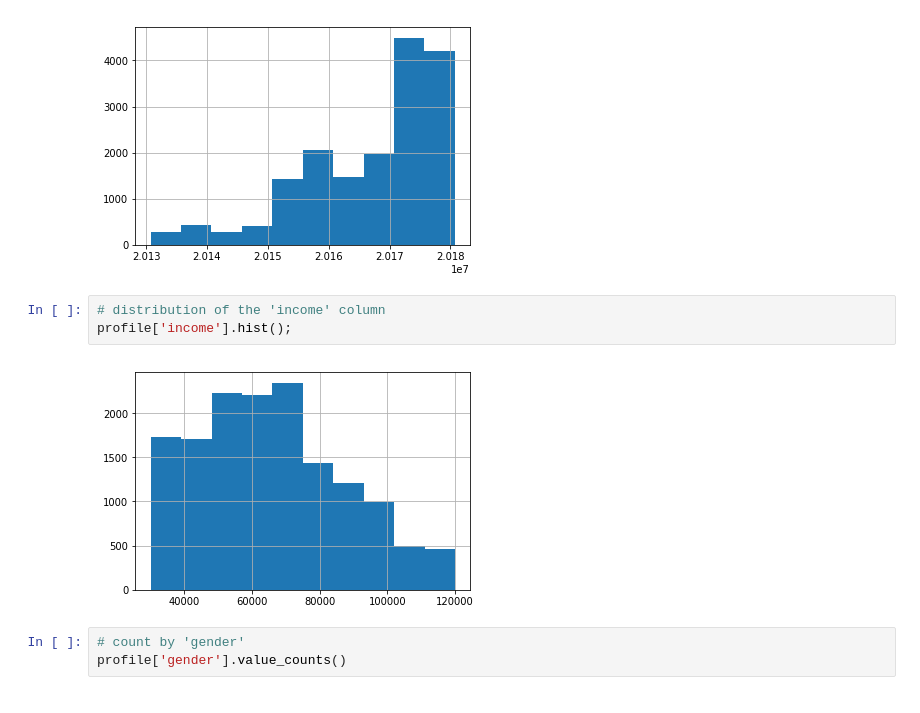
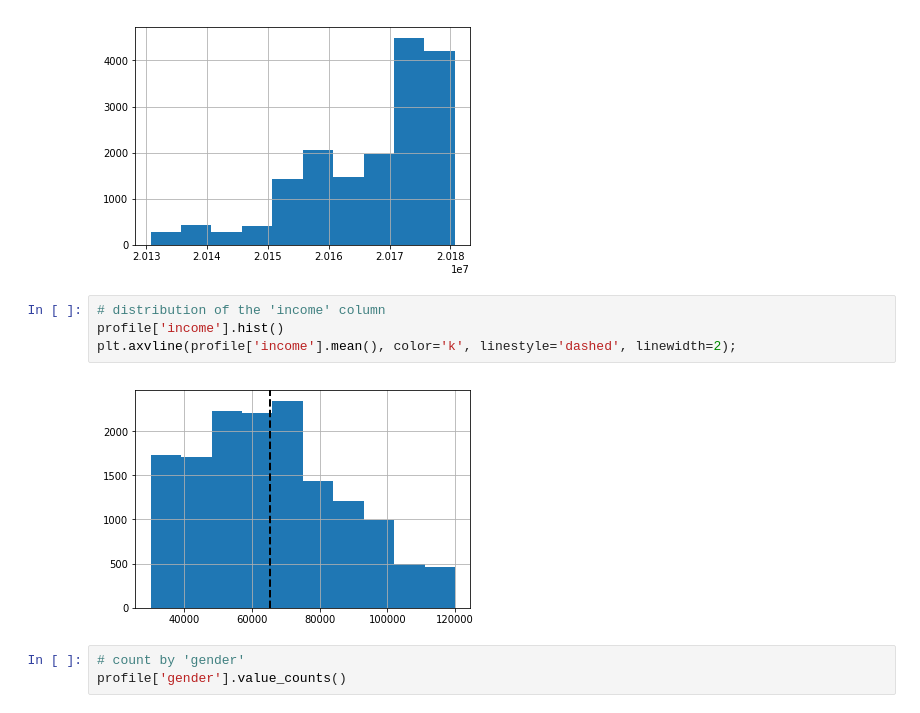
Before and after one commit to AntonioBauer/Starbucks_Capstone, a Jupyter notebook: Starbucks_Capstone_notebook.ipynb, the cells around one changed output. Cells and saved outputs as stored; diff of their text form.

```diff
--- a/Starbucks_Capstone_notebook.ipynb
+++ b/Starbucks_Capstone_notebook.ipynb
@@ -175,9 +186,10 @@ profile['became_member_on'].hist();
 [figure]
 # %%
 # distribution of the 'income' column
-profile['income'].hist();
+profile['income'].hist()
+plt.axvline(profile['income'].mean(), color='k', linestyle='dashed', linewidth=2);
 # %% [output]
-[figure, old version]
+[figure, new version]
 # %%
 # count by 'gender'
 profile['gender'].value_counts()
```
Also changed, not shown: parts of 20 cells of this notebook, 1 other file.
